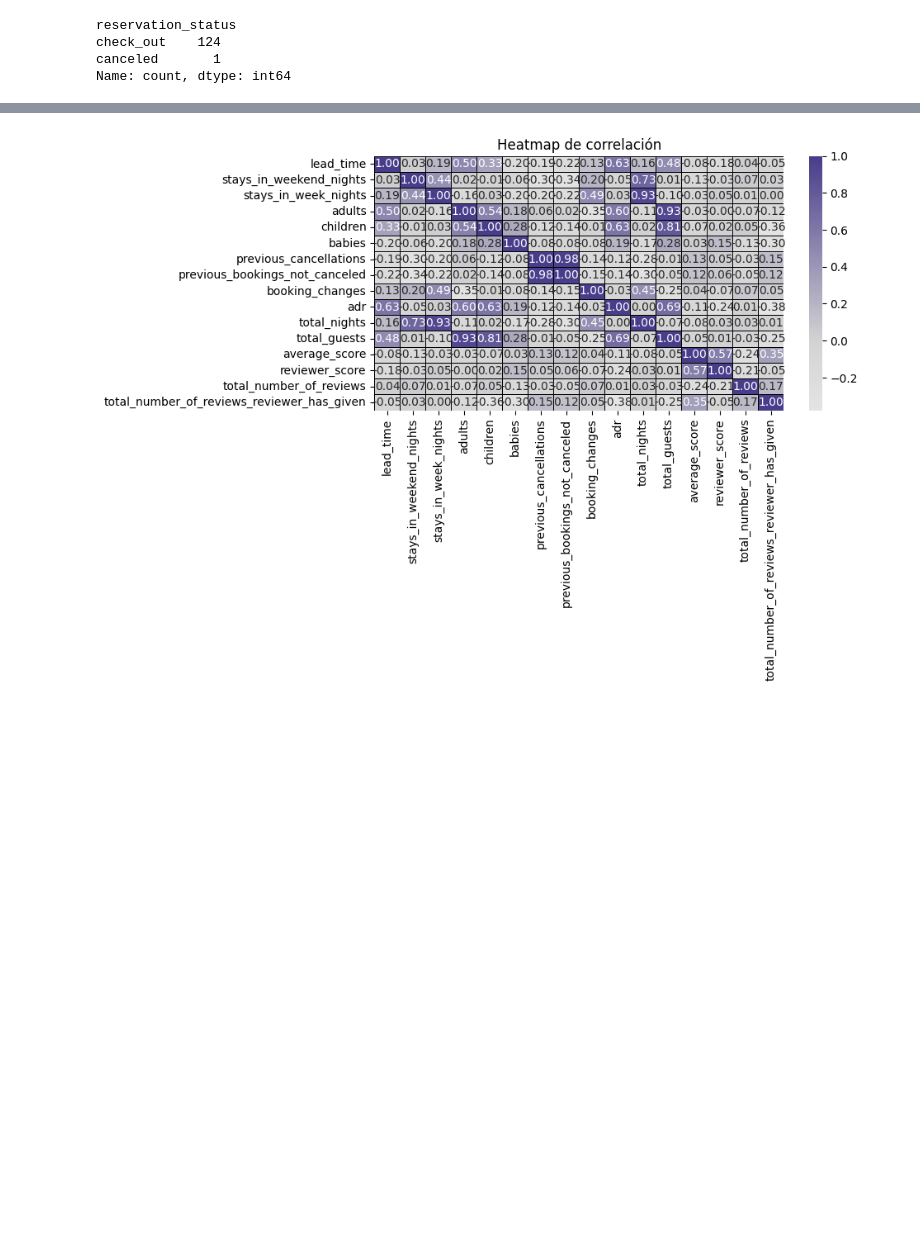
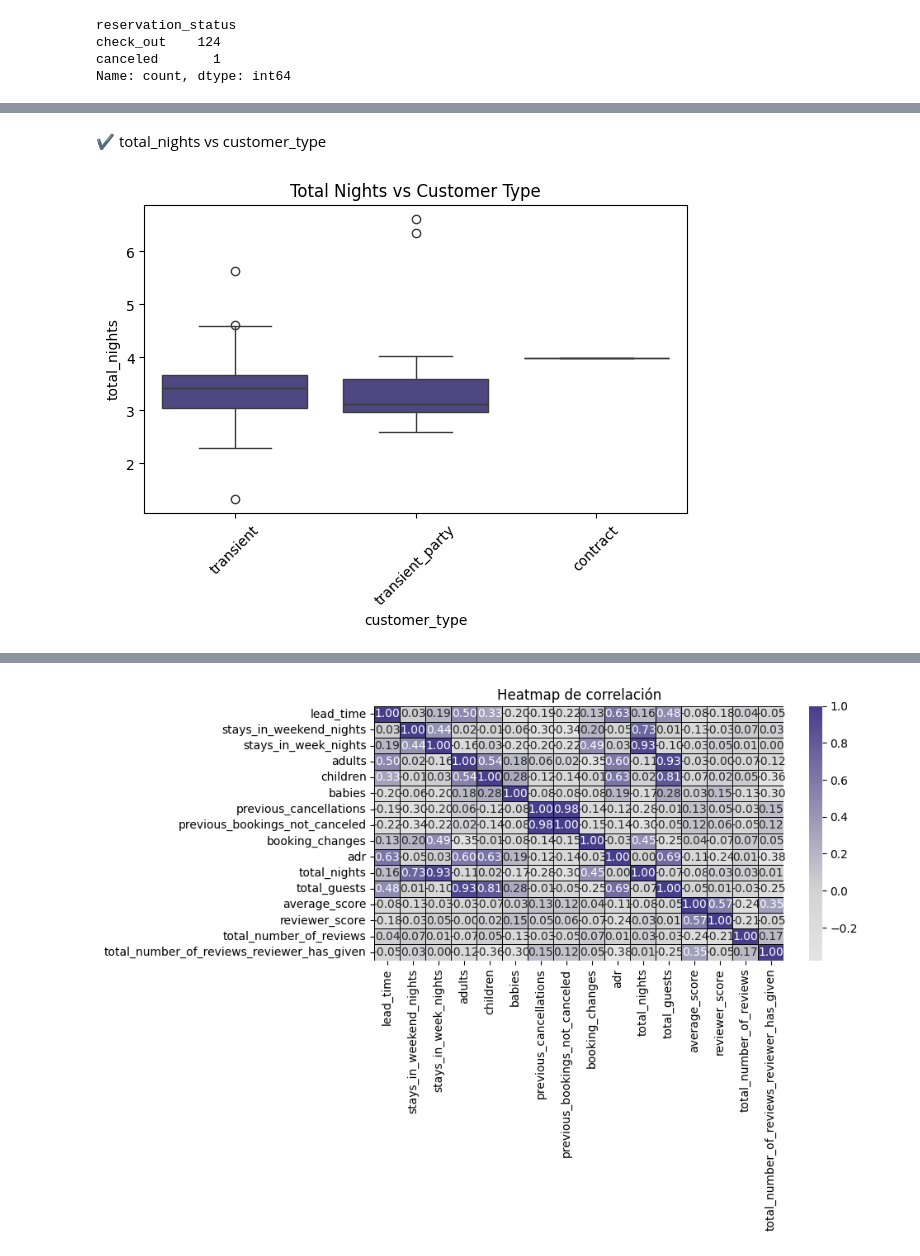
Before and after one commit to lorenalopezarenas/Booking_Reviews, a Jupyter notebook: notebooks/03. EDA.ipynb, the cells around one changed output, grey strips where cells are left out. Cells and saved outputs as stored; diff of their text form; code cells hidden in the pictures; blank space fills up the shorter version.

```diff
--- a/notebooks/03. EDA.ipynb
+++ b/notebooks/03. EDA.ipynb
@@ -439,2 +398,0 @@ plt.show()
-# %%
-booking_reviews["behavior_score"] = booking_reviews["previous_bookings_not_canceled"] - booking_reviews["previous_cancellations"]
@@ -516,0 +416,13 @@ Conclusión: La cantidad de visitas web al mes no diferencia claramente entre su
+# %% [markdown]
+✔ total_nights vs customer_type
+# %%
+def boxplots_bi (df, x, y, title):
+    plt.figure(figsize=(7,4))
+    sns.boxplot(data=df, x=x, y=y, color="DarkSlateBlue")
+    plt.title(title)
+    plt.xticks(rotation=45)
+    plt.show()
+# %%
+boxplots_bi(booking_reviews, "customer_type", "total_nights", "Total Nights vs Customer Type")
+# %% [output]
+[figure, added]
```
Also changed, not shown: parts of 64 cells of this notebook.
